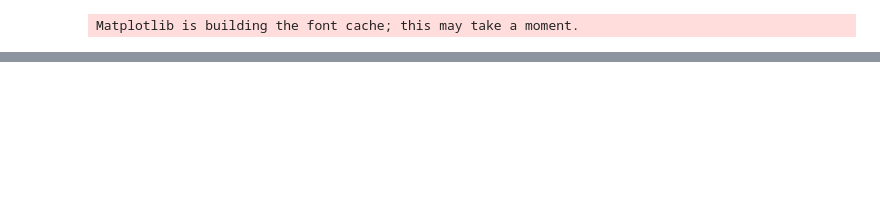
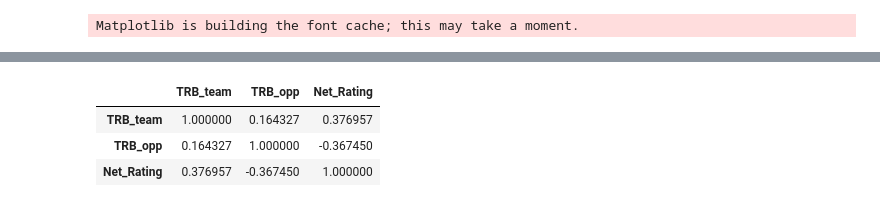
Before and after one commit to flixjavier/SportsAnalytics, a Jupyter notebook: sport_analytincs.ipynb, the cells around one changed output, grey strips where cells are left out. Drawn from its saved outputs; the diff is of its cells as text; code cells hidden in the pictures; blank space fills up the shorter version.

```diff
--- a/sport_analytincs.ipynb
+++ b/sport_analytincs.ipynb
@@ -139,0 +187,27 @@ plt.show()
+# %%
+#Is there a high correlation between Total Rebounds (TRB) and Win Percentage?
+
+#df_2025.loc[:, ['TRB_opp', 'TRB_team']]
+#df_2024.loc[:, ['TRB_opp', 'TRB_team']]
+
+""" correlation_25_team = df_2025['TRB_team'].corr(df_2025['Net_Rating'])
+correlation_25_opp = df_2025['TRB_opp'].corr(df_2025['Net_Rating'])
+
+correlation_24_team = df_2024['TRB_team'].corr(df_2024['Net_Rating'])
+correlation_24_opp = df_2024['TRB_opp'].corr(df_2024['Net_Rating']) """
+
+# Display correlation results
+columns_to_analyze = ['TRB_team', 'TRB_opp', 'Net_Rating']
+
+# Create table of correlations for season 2024-25
+#correlation_table_24 = df_2024[columns_to_analyze].corr()
+#correlation_table_24
+
+# Create table of correlations for season 2025-26
+correlation_table_25 = df_2025[columns_to_analyze].corr()
+correlation_table_25
+# %% [output]
+|  | TRB_team | TRB_opp | Net_Rating |
+| TRB_team | 1.000000 | 0.164327 | 0.376957 |
+| TRB_opp | 0.164327 | 1.000000 | -0.367450 |
+| Net_Rating | 0.376957 | -0.367450 | 1.000000 |
```
Also changed, not shown: parts of 3 cells of this notebook, 1 other file.
